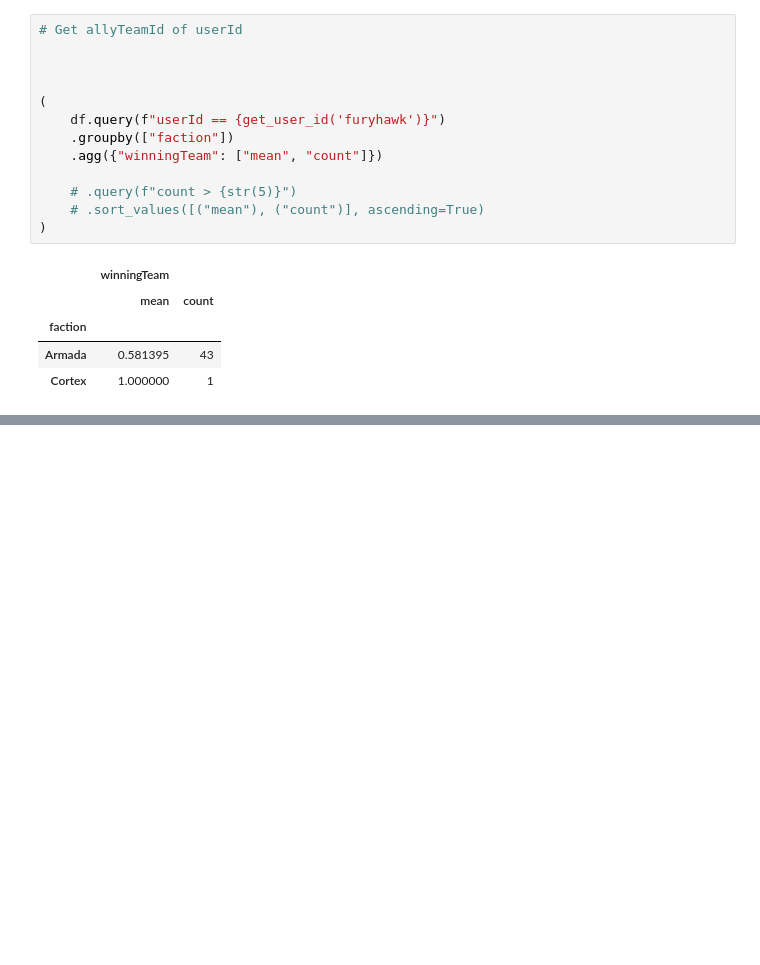
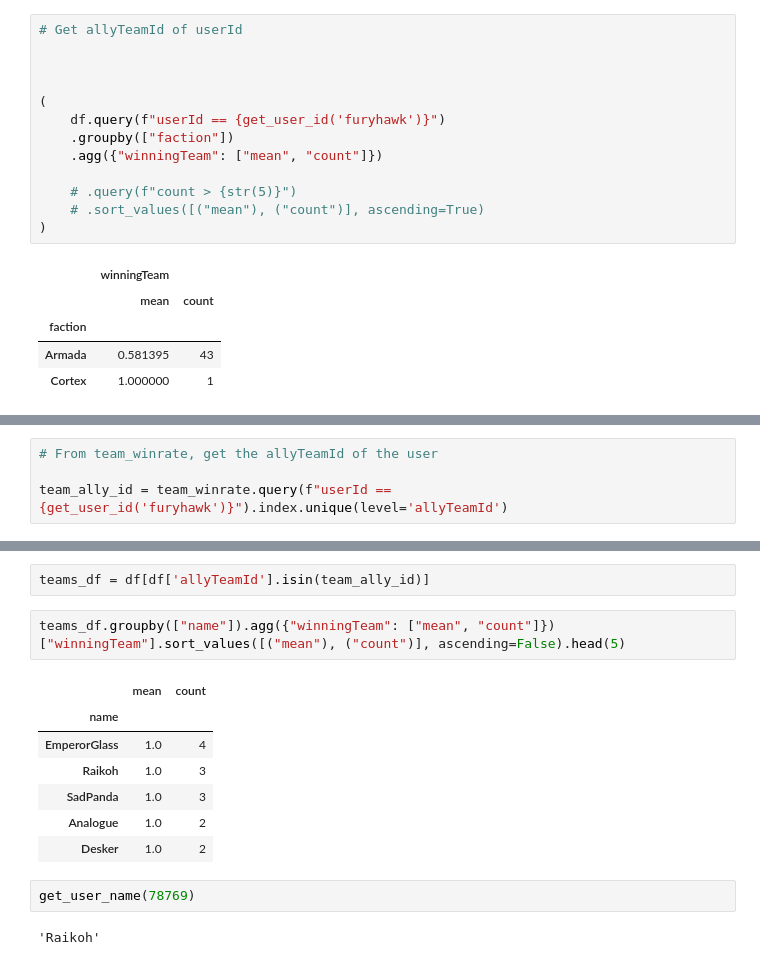
Before and after one commit to furyhawk/bai, a Jupyter notebook: notebooks/library.ipynb, the cells around one changed output, grey strips where cells are left out. Cells and saved outputs as stored; diff of their text form; blank space fills up the shorter version.

```diff
--- a/notebooks/library.ipynb
+++ b/notebooks/library.ipynb
@@ -222,0 +313,4 @@ df
+# %%
+# From team_winrate, get the allyTeamId of the user
+
+team_ally_id = team_winrate.query(f"userId == {get_user_id('furyhawk')}").index.unique(level='allyTeamId')
@@ -222,0 +326,16 @@ df
+# %%
+teams_df = df[df['allyTeamId'].isin(team_ally_id)]
+# %%
+teams_df.groupby(["name"]).agg({"winningTeam": ["mean", "count"]})["winningTeam"].sort_values([("mean"), ("count")], ascending=False).head(5)
+# %% [output]
+|  | mean | count |
+| name |  |  |
+| EmperorGlass | 1.0 | 4 |
+| Raikoh | 1.0 | 3 |
+| SadPanda | 1.0 | 3 |
+| Analogue | 1.0 | 2 |
+| Desker | 1.0 | 2 |
+# %%
+get_user_name(78769)
+# %% [output]
+'Raikoh'
```
Also changed, not shown: parts of 7 cells of this notebook, 5 other files.
